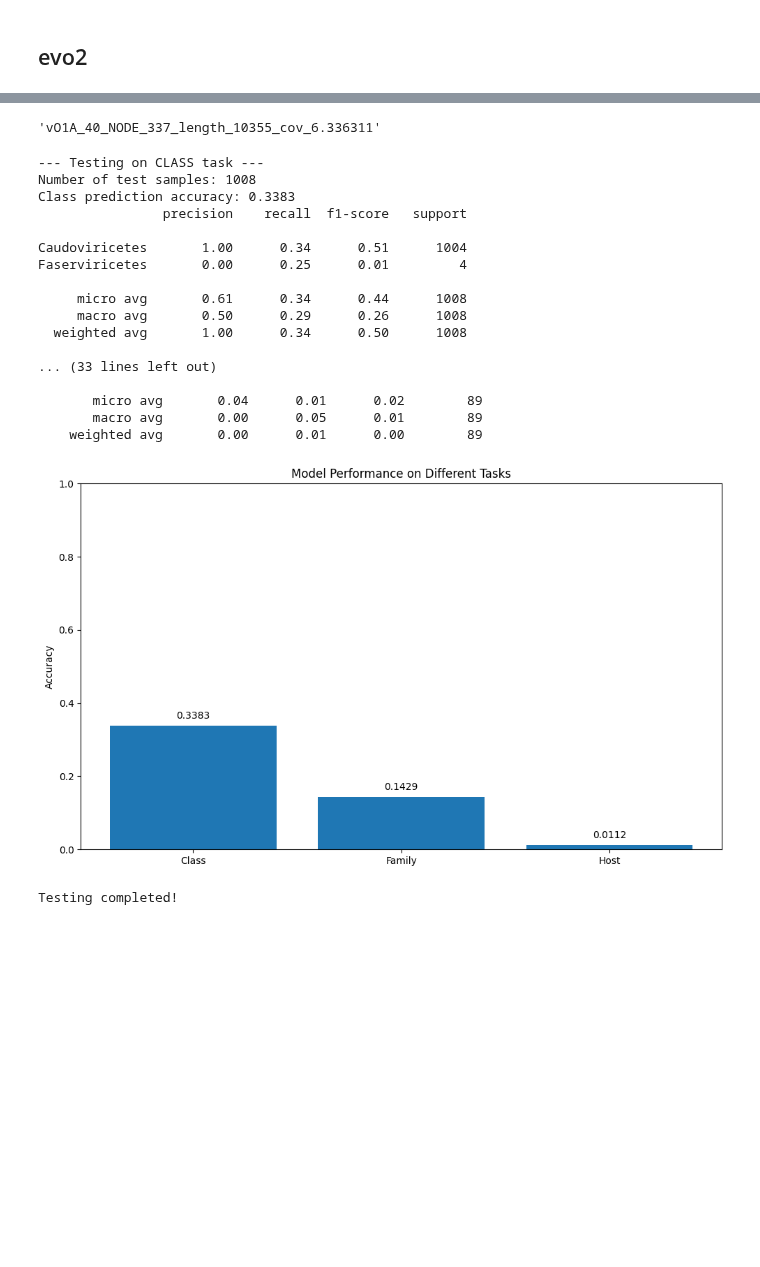
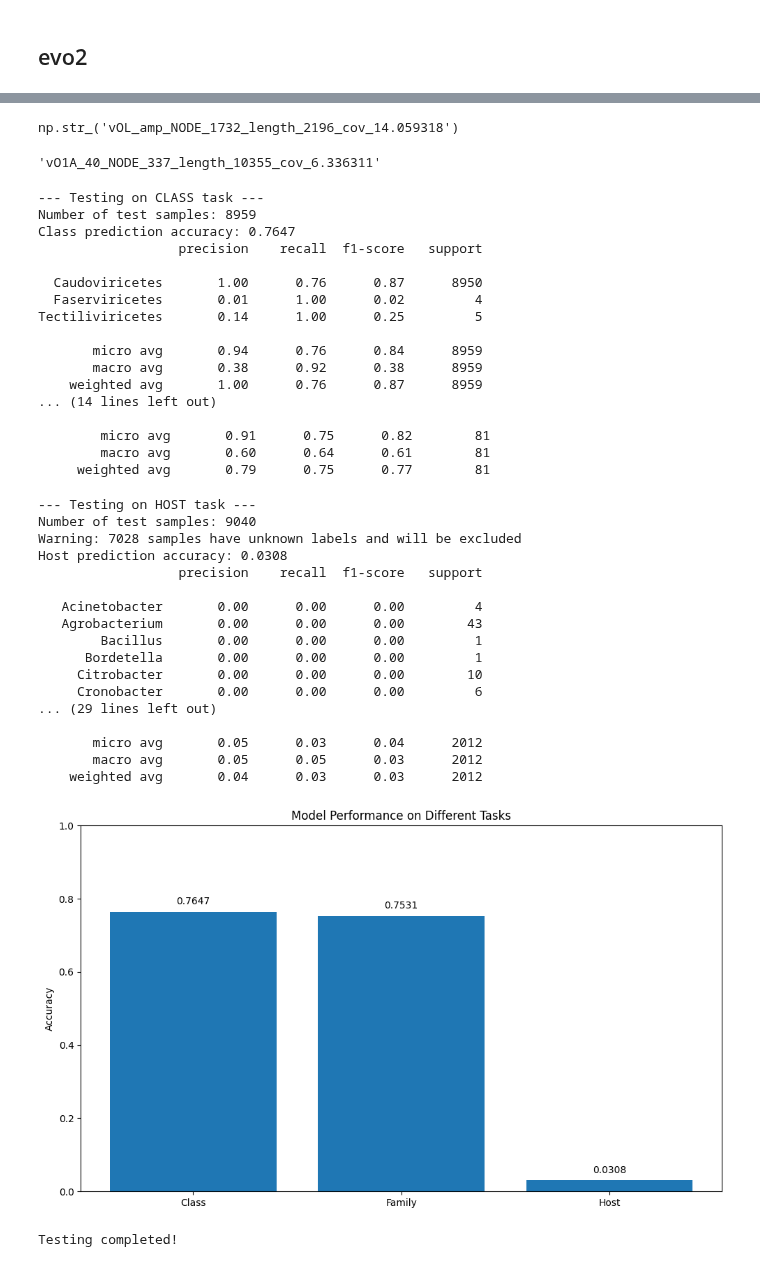
Before and after one commit to spicadust/llm-matrix, a Jupyter notebook: notebooks/mlp.ipynb, the cells around one changed output, grey strips where cells are left out. Cells and saved outputs as stored; diff of their text form; code cells hidden in the pictures; blank space fills up the shorter version.

Commit message:
Test on the mdoel trained through the incomplete evo2 embeddings

```diff
--- a/notebooks/mlp.ipynb
+++ b/notebooks/mlp.ipynb
@@ -978,7 +978,7 @@ metadata_matrix = pd.read_csv(
 )  # Host info is in the iphop_genus column; this dataframe contains instances used for Host classification (the genus of the host)
 # identifier for each phage: vOTU column
 # %%
-embeddings_evo2_matrix_small = np.load("../results/embeddings_evo2_matrix_small.npy")
-headers_evo2_matrix_small = pd.read_csv("../results/headers_evo2_matrix_small.csv")
+evo2_matrix_0318_embeddings = np.load("../results/evo2_matrix_0318_embeddings.npy")
+evo2_matrix_0318_headers = np.load("../results/evo2_matrix_0318_headers.npy")
 # headers are like: array(['vBRB_NODE_6_length_77065_cov_27.260070', 'vBRB_NODE_7_length_71429_cov_18.530725', ...
 # id in headers corresponds to vOTU in the metadata_matrix
@@ -985,3 +995,7 @@ headers_evo2_matrix_small = pd.read_csv("../results/headers_evo2_matrix_small.cs
+# %%
+evo2_matrix_0318_headers[0]
+# %% [output]
+np.str_('vOL_amp_NODE_1732_length_2196_cov_14.059318')
 # %%
 headers_evo2_matrix_small["header"][0]
 # %% [output]
@@ -1043,7 +1057,7 @@ class TaxonomyMLP(nn.Module):
 # Load the model
 device = torch.device("cuda" if torch.cuda.is_available() else "cpu")
 model = TaxonomyMLP(
-    input_size=embeddings_evo2_matrix_small.shape[1],  # Corrected variable name
+    input_size=evo2_matrix_0318_embeddings.shape[1],  # Corrected variable name
     genus_classes=len(genus_encoder.classes_),
     family_classes=len(family_encoder.classes_),
     class_classes=len(class_encoder.classes_),
@@ -1064,11 +1078,11 @@ def extract_votu_id(header):
 
 # Extract vOTU IDs from headers
 votu_ids = [
-    extract_votu_id(header) for header in headers_evo2_matrix_small["header"]
+    extract_votu_id(header) for header in evo2_matrix_0318_headers
 ]  # Corrected variable name
 
 # Create DataFrame with embeddings and vOTU IDs
-embeddings_df = pd.DataFrame(embeddings_evo2_matrix_small)  # Corrected variable name
+embeddings_df = pd.DataFrame(evo2_matrix_0318_embeddings)  # Corrected variable name
 embeddings_df["vOTU"] = votu_ids
 
 
@@ -1105,7 +1119,7 @@ def test_on_task(task_name, metadata_df, id_column="vOTU", label_column=None):
         return None
 
     # Prepare features
-    X = merged_data.iloc[:, : embeddings_evo2_matrix_small.shape[1]].values
+    X = merged_data.iloc[:, : evo2_matrix_0318_embeddings.shape[1]].values
     X = scaler.transform(X)  # Scale using the same scaler as training
 
     # Prepare labels
@@ -1205,45 +1219,62 @@ plt.show()
 def plot_confusion_matrix(results, task_name):
     if results is None or len(results["unique_classes"]) > 20:
         return  # Skip if too many classes
 
     cm = confusion_matrix(
         results["true_labels"], results["predictions"], labels=results["unique_classes"]
     )
     plt.figure(figsize=(10, 8))
     plt.imshow(cm, interpolation="nearest", cmap=plt.cm.Blues)
     plt.title(f"Confusion Matrix - {task_name}")
     plt.colorbar()
     tick_marks = np.arange(len(results["class_names"]))
     plt.xticks(tick_marks, results["class_names"], rotation=90)
     plt.yticks(tick_marks, results["class_names"])
     plt.tight_layout()
     plt.ylabel("True label")
     plt.xlabel("Predicted label")
     plt.show()
 
 
 # Plot confusion matrices if not too many classes
 if family_results and len(family_results["label_names"]) <= 20:
     plot_confusion_matrix(family_results, "Family")
 
 print("\nTesting completed!")
 # %% [output]
 --- Testing on CLASS task ---
-Number of test samples: 1008
-Class prediction accuracy: 0.3383
-                precision    recall  f1-score   support
+Number of test samples: 8959
+Class prediction accuracy: 0.7647
+                  precision    recall  f1-score   support
 
-Caudoviricetes       1.00      0.34      0.51      1004
-Faserviricetes       0.00      0.25      0.01         4
+  Caudoviricetes       1.00      0.76      0.87      8950
+  Faserviricetes       0.01      1.00      0.02         4
+Tectiliviricetes       0.14      1.00      0.25         5
 
-     micro avg       0.61      0.34      0.44      1008
-     macro avg       0.50      0.29      0.26      1008
-  weighted avg       1.00      0.34      0.50      1008
+       micro avg       0.94      0.76      0.84      8959
+       macro avg       0.38      0.92      0.38      8959
+    weighted avg       1.00      0.76      0.87      8959
+... (14 lines left out)
 
-... (33 lines left out)
-
-       micro avg       0.04      0.01      0.02        89
-       macro avg       0.00      0.05      0.01        89
-    weighted avg       0.00      0.01      0.00        89
+        micro avg       0.91      0.75      0.82        81
+        macro avg       0.60      0.64      0.61        81
+     weighted avg       0.79      0.75      0.77        81
+--- Testing on HOST task ---
+Number of test samples: 9040
+Warning: 7028 samples have unknown labels and will be excluded
+Host prediction accuracy: 0.0308
+                  precision    recall  f1-score   support
+
+   Acinetobacter       0.00      0.00      0.00         4
+   Agrobacterium       0.00      0.00      0.00        43
+        Bacillus       0.00      0.00      0.00         1
+      Bordetella       0.00      0.00      0.00         1
+     Citrobacter       0.00      0.00      0.00        10
+     Cronobacter       0.00      0.00      0.00         6
+... (29 lines left out)
+
+       micro avg       0.05      0.03      0.04      2012
+       macro avg       0.05      0.05      0.03      2012
+    weighted avg       0.04      0.03      0.03      2012
-[figure, old version]
+[figure, new version]
-Testing completed!
+Testing completed!
```
Also changed, not shown: parts of 1 cell of this notebook, 1 other file.
